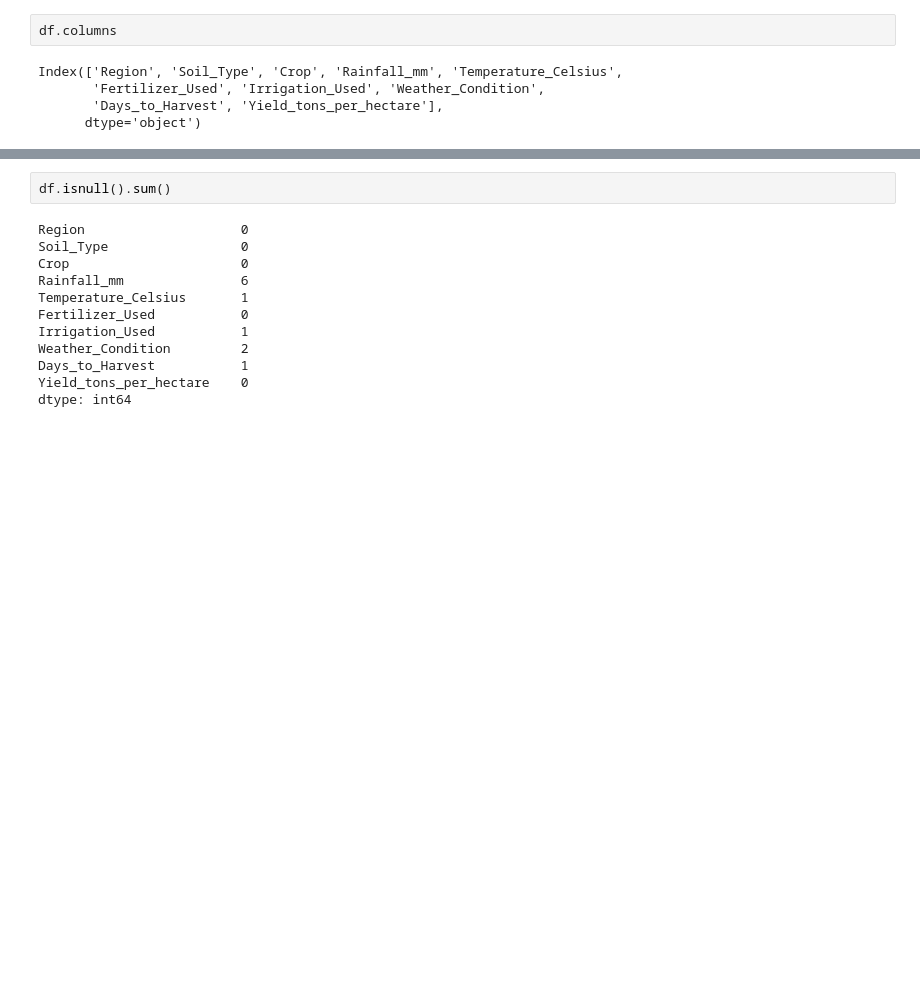
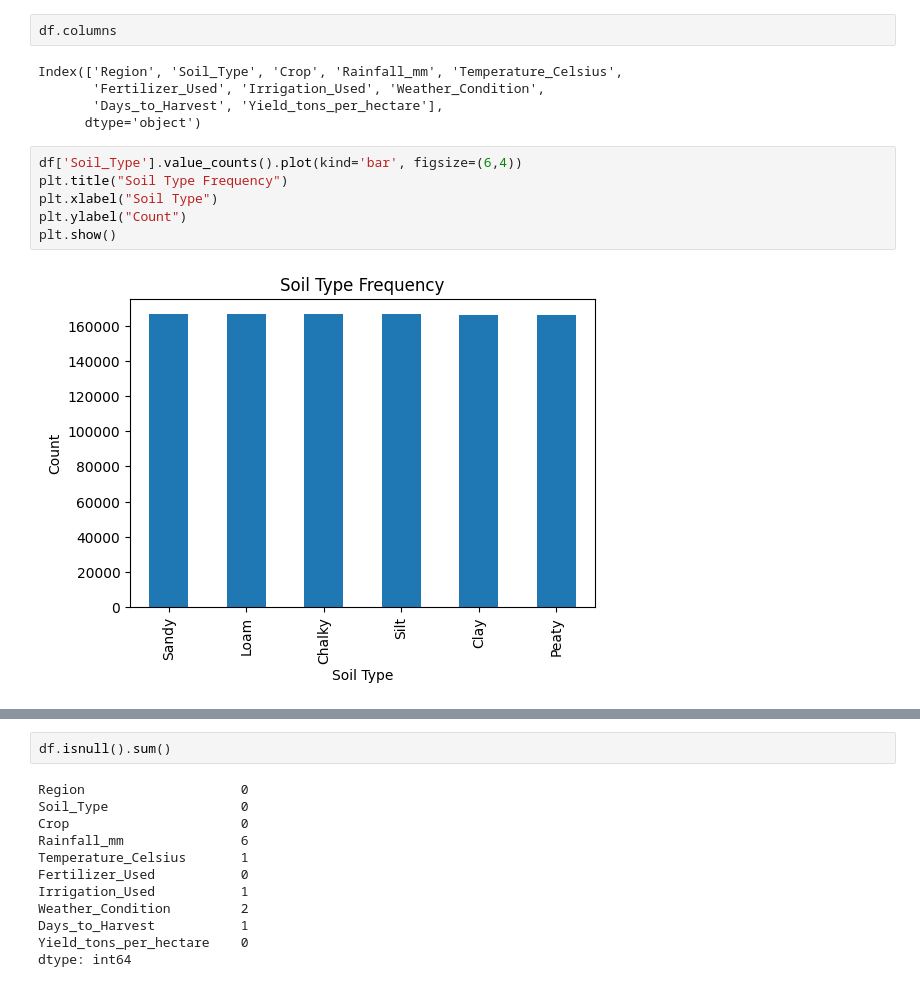
Before and after one commit to RifkyFaris/Crop_Yield_Prediction, a Jupyter notebook: Model/Crop_yield.ipynb, the cells around one changed output, grey strips where cells are left out. Cells and saved outputs as stored; diff of their text form; blank space fills up the shorter version.

```diff
--- a/Model/Crop_yield.ipynb
+++ b/Model/Crop_yield.ipynb
@@ -31,3 +31,11 @@ Index(['Region', 'Soil_Type', 'Crop', 'Rainfall_mm', 'Temperature_Celsius',
        'Fertilizer_Used', 'Irrigation_Used', 'Weather_Condition',
        'Days_to_Harvest', 'Yield_tons_per_hectare'],
       dtype='object')
+# %%
+df['Soil_Type'].value_counts().plot(kind='bar', figsize=(6,4))
+plt.title("Soil Type Frequency")
+plt.xlabel("Soil Type")
+plt.ylabel("Count")
+plt.show()
+# %% [output]
+[figure, added]
```
Also changed, not shown: parts of 4 cells of this notebook, 2 other files.
